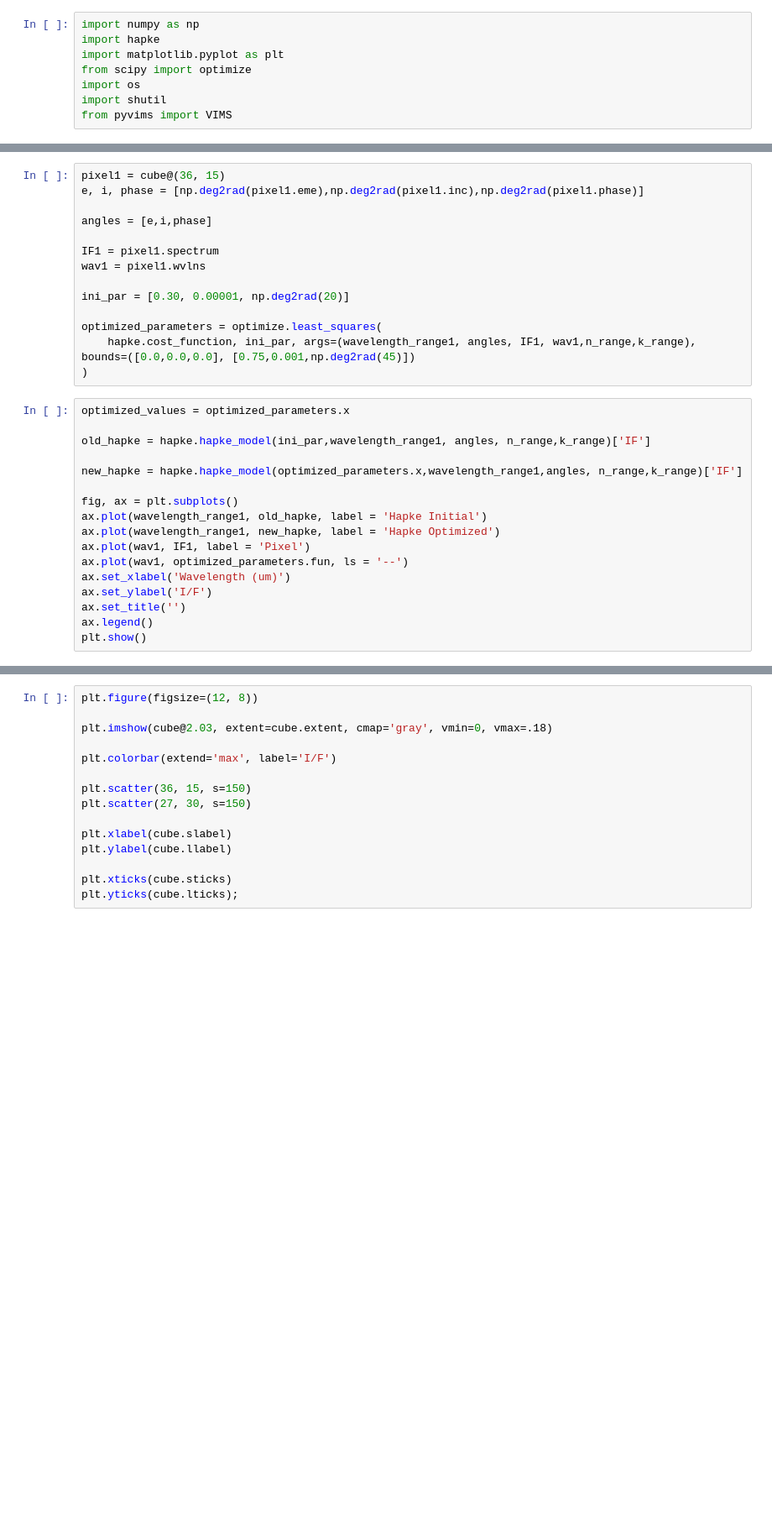
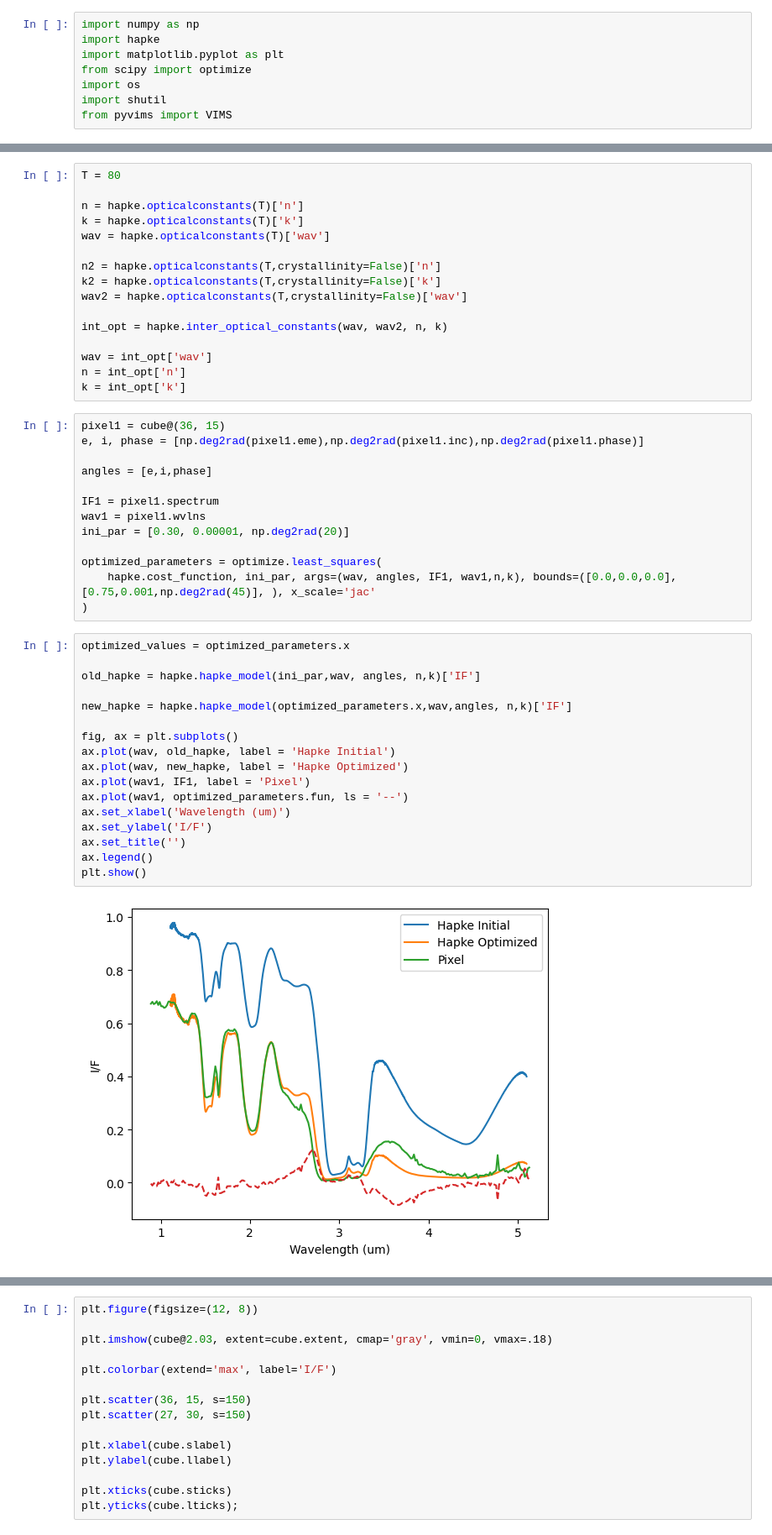
Before and after one commit to mrejonlopez/Hapke-Model, a Jupyter notebook: HapkeFit.ipynb, the cells around one changed output, grey strips where cells are left out. Shown: that part at 84% size. Cells and saved outputs as stored; diff of their text form; blank space fills up the shorter version.

```diff
--- a/HapkeFit.ipynb
+++ b/HapkeFit.ipynb
@@ -51,3 +35,19 @@ k_range = [k[i] for i in indices]
+# %%
+T = 80
+
+n = hapke.opticalconstants(T)['n']
+k = hapke.opticalconstants(T)['k']
+wav = hapke.opticalconstants(T)['wav']
+
+n2 = hapke.opticalconstants(T,crystallinity=False)['n']
+k2 = hapke.opticalconstants(T,crystallinity=False)['k']
+wav2 = hapke.opticalconstants(T,crystallinity=False)['wav']
+
+int_opt = hapke.inter_optical_constants(wav, wav2, n, k)
+
+wav = int_opt['wav']
+n = int_opt['n']
+k = int_opt['k']
 # %%
 pixel1 = cube@(36, 15)
 e, i, phase = [np.deg2rad(pixel1.eme),np.deg2rad(pixel1.inc),np.deg2rad(pixel1.phase)]
@@ -56,29 +56,30 @@ angles = [e,i,phase]
 
 IF1 = pixel1.spectrum
 wav1 = pixel1.wvlns
-
 ini_par = [0.30, 0.00001, np.deg2rad(20)]
 
 optimized_parameters = optimize.least_squares(
-    hapke.cost_function, ini_par, args=(wavelength_range1, angles, IF1, wav1,n_range,k_range), bounds=([0.0,0.0,0.0], [0.75,0.001,np.deg2rad(45)])
+    hapke.cost_function, ini_par, args=(wav, angles, IF1, wav1,n,k), bounds=([0.0,0.0,0.0], [0.75,0.001,np.deg2rad(45)], ), x_scale='jac'
 )
 # %%
 optimized_values = optimized_parameters.x
 
-old_hapke = hapke.hapke_model(ini_par,wavelength_range1, angles, n_range,k_range)['IF']
+old_hapke = hapke.hapke_model(ini_par,wav, angles, n,k)['IF']
 
-new_hapke = hapke.hapke_model(optimized_parameters.x,wavelength_range1,angles, n_range,k_range)['IF']
+new_hapke = hapke.hapke_model(optimized_parameters.x,wav,angles, n,k)['IF']
 
 fig, ax = plt.subplots()
-ax.plot(wavelength_range1, old_hapke, label = 'Hapke Initial')
-ax.plot(wavelength_range1, new_hapke, label = 'Hapke Optimized')
+ax.plot(wav, old_hapke, label = 'Hapke Initial')
+ax.plot(wav, new_hapke, label = 'Hapke Optimized')
 ax.plot(wav1, IF1, label = 'Pixel')
 ax.plot(wav1, optimized_parameters.fun, ls = '--')
 ax.set_xlabel('Wavelength (um)')
 ax.set_ylabel('I/F')
 ax.set_title('')
 ax.legend()
 plt.show()
+# %% [output]
+[figure, added]
 # %%
 optimized_values = optimized_parameters.x
 
```
Also changed, not shown: parts of 6 cells of this notebook, 3 other files.
